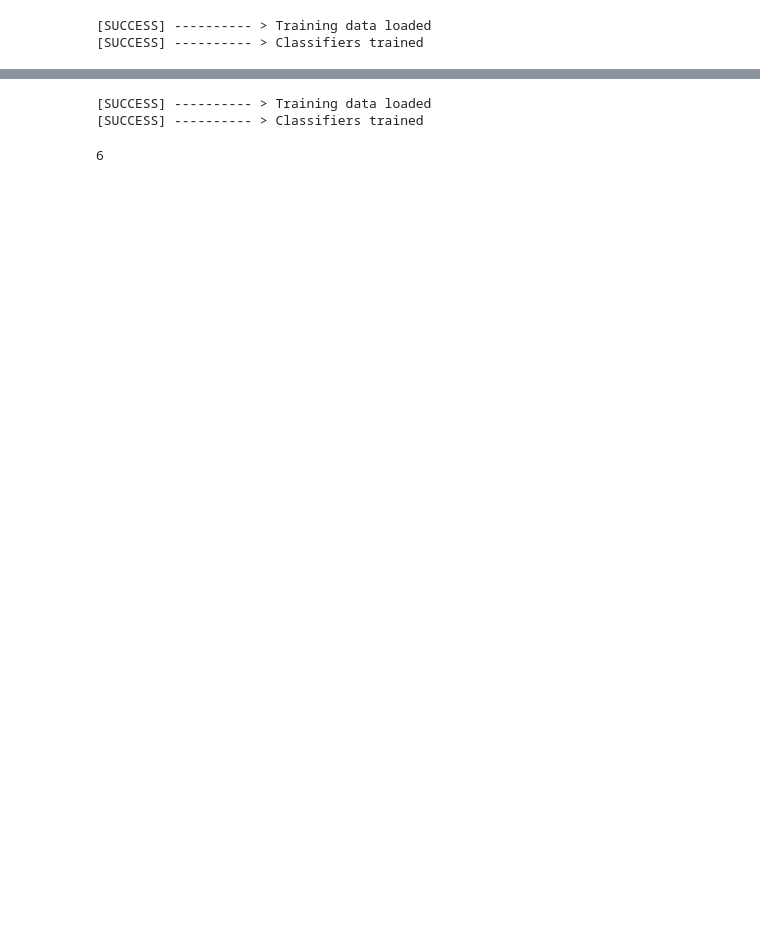
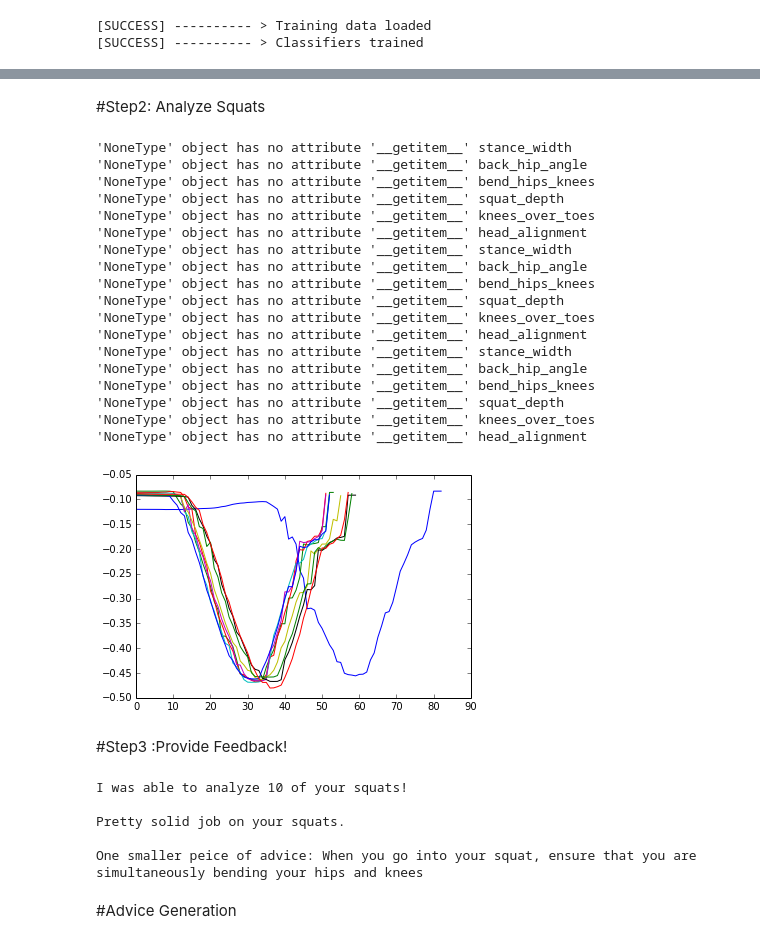
Before and after one commit to bgarcia7/ai_trainer, a Jupyter notebook: development_notebooks/Classifier Training.ipynb, the cells around one changed output, grey strips where cells are left out. Saved outputs shown, nothing was run; the diff lists cells and outputs as text; code cells hidden in the pictures; blank space fills up the shorter version.

```diff
--- a/development_notebooks/Classifier Training.ipynb
+++ b/development_notebooks/Classifier Training.ipynb
@@ -24,11 +28,16 @@ import utils as ut
 # %%
+#=====[ Initialize our personal trainer ]=====
+a =2
 pt = Personal_Trainer('NeckY')
 
 try:
+    #=====[ Load Squats ]======
     pt.load_squats(os.path.join('../data/data_sets','multipleClass4.p'))
     ut.print_success('Training data loaded')
     try:
-        pt.set_classifiers(classification.train_classifiers(pt))
+        #=====[ Rehydrate classifiers ]=====
+        classifiers = pickle.load(open(os.path.join('../inference/','trained_classifiers2.p'),'rb'))
+        pt.set_classifiers(classifiers)
         ut.print_success('Classifiers trained')
     except Exception as e:
         ut.print_failure('Could not train classifiers' + str(e))
@@ -45,17 +48,0 @@ pickle.dump(classifiers,open('trained_classifiers2.p','wb'))
-# %%
-pt = Personal_Trainer('NeckY')
-
-try:
-	pt.load_squats(os.path.join('../data/data_sets','multipleClass4.p'))
-	ut.print_success('Training data loaded')
-	try:
-		classifiers = pickle.load(open(os.path.join('../inference/','trained_classifiers2.p'),'rb'))
-		pt.set_classifiers(classifiers)
-		ut.print_success('Classifiers trained')
-	except Exception as e:
-		ut.print_failure('Could not train classifiers' + str(e))
-except Exception as e:
-	ut.print_failure('Could not load training data:' + str(e))
-# %% [output]
-[SUCCESS] ---------- > Training data loaded
-[SUCCESS] ---------- > Classifiers trained
@@ -64,4 +49,50 @@ squats = pt.analyze_squats('../squatData.txt')
-# %%
-print len(squats)
-# %% [output]
-6
+# %% [markdown]
+#Step2: Analyze Squats
+# %%
+#=====[ Analyze squat data to pull out normalized, spliced reps ]=====
+squats = pt.analyze_squats('../squatData13.txt')
+
+for squat in squats:
+    plt.plot(-squat['NeckY'])
+
+#=====[ Extract feature vectors from squats for each exercise componenet  ]=====
+feature_vectors = pt.get_prediction_features(squats)
+
+results = {}
+#=====[ Run classification on each squat component and report results  ]=====
+for key in feature_vectors:
+    X = feature_vectors[key]
+    classification = pt.classify(key, X)
+    results[key] = classification
+# %% [output]
+'NoneType' object has no attribute '__getitem__' stance_width
+'NoneType' object has no attribute '__getitem__' back_hip_angle
+'NoneType' object has no attribute '__getitem__' bend_hips_knees
+'NoneType' object has no attribute '__getitem__' squat_depth
+'NoneType' object has no attribute '__getitem__' knees_over_toes
+'NoneType' object has no attribute '__getitem__' head_alignment
+'NoneType' object has no attribute '__getitem__' stance_width
+'NoneType' object has no attribute '__getitem__' back_hip_angle
+'NoneType' object has no attribute '__getitem__' bend_hips_knees
+'NoneType' object has no attribute '__getitem__' squat_depth
+'NoneType' object has no attribute '__getitem__' knees_over_toes
+'NoneType' object has no attribute '__getitem__' head_alignment
+'NoneType' object has no attribute '__getitem__' stance_width
+'NoneType' object has no attribute '__getitem__' back_hip_angle
+'NoneType' object has no attribute '__getitem__' bend_hips_knees
+'NoneType' object has no attribute '__getitem__' squat_depth
+'NoneType' object has no attribute '__getitem__' knees_over_toes
+'NoneType' object has no attribute '__getitem__' head_alignment
+[figure, added]
+# %% [markdown]
+#Step3 :Provide Feedback!
+# %%
+generate_advice(results)
+# %% [output]
+I was able to analyze 10 of your squats!
+
+Pretty solid job on your squats.
+
+One smaller peice of advice: When you go into your squat, ensure that you are simultaneously bending your hips and knees
+# %% [markdown]
+#Advice Generation
```
Also changed, not shown: parts of 8 cells of this notebook, 43 other files.
